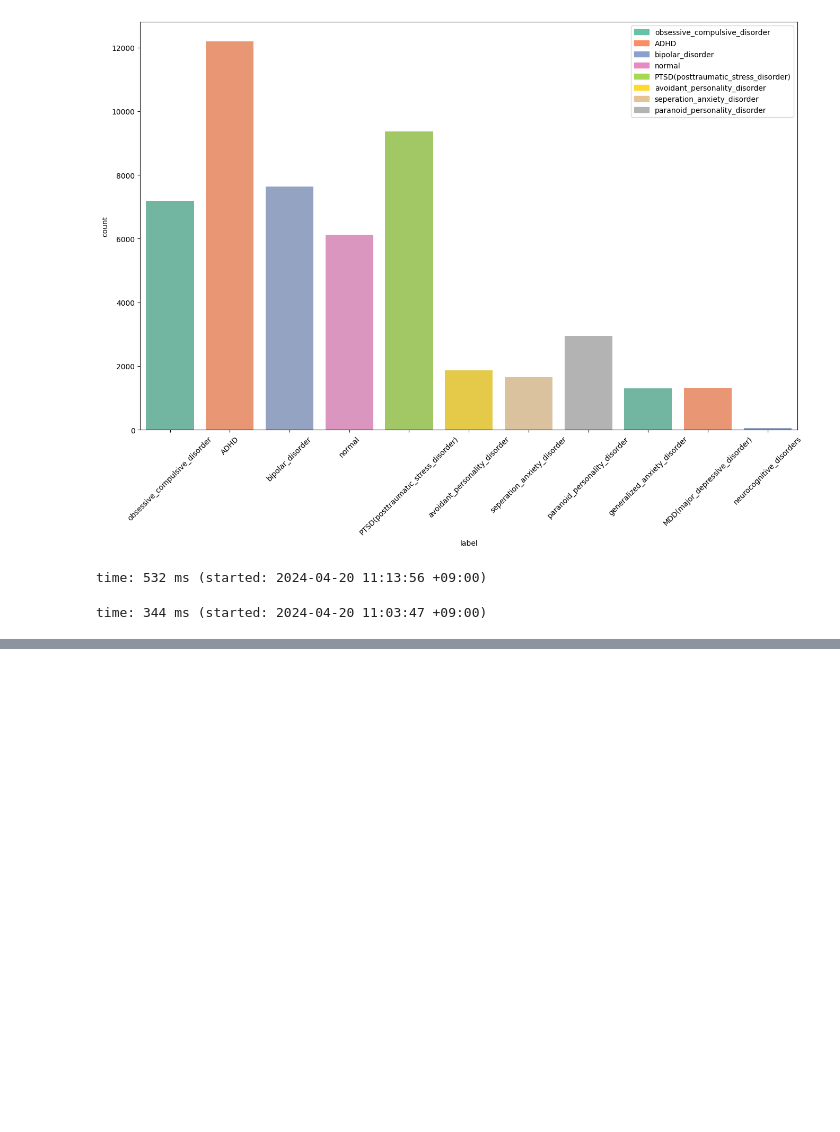
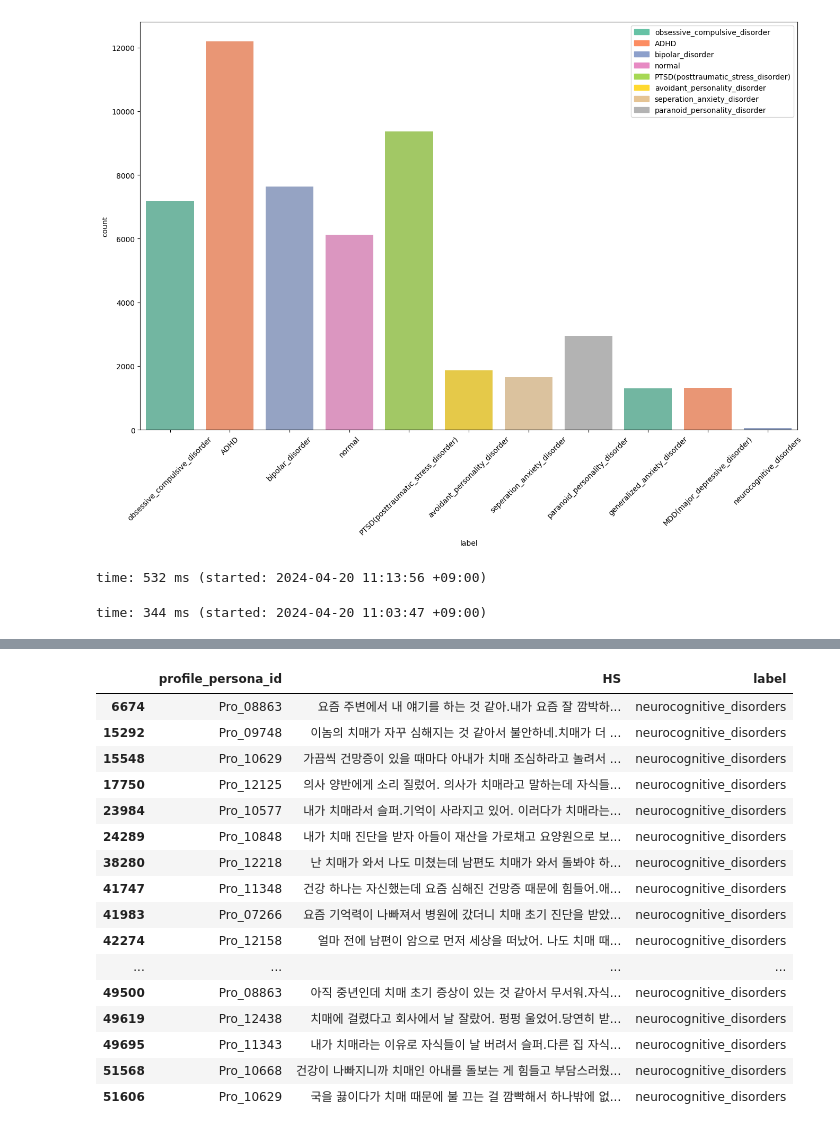
Before and after one commit to K-Saaan/elderly_disorder, a Jupyter notebook: preprocess/labeling_process.ipynb, the cells around one changed output, grey strips where cells are left out. Cells and saved outputs as stored; diff of their text form; code cells hidden in the pictures; blank space fills up the shorter version.

Commit message:
feat. 잘못된 labeling 수정
neurocognitive_disorders의 경우 해당 질환이 아닌데 label된 데이더 존재
해당 데이터의 경우 neurocognitive_disorders를 제외한 질환으로 labeling 진행
train_df_update : 재 label진행한 데이터셋

```diff
--- a/preprocess/labeling_process.ipynb
+++ b/preprocess/labeling_process.ipynb
@@ -650,0 +712,20 @@ time: 344 ms (started: 2024-04-20 11:03:47 +09:00)
+# %%
+# 대화와 진단기준별 단어 빈도수를 점수로 계산해서 가장 높은 진단기준으로 labeling
+def label_disorder(row, disorder_dict) :
+    if row['emotion_id'].startswith('E6') : # 감정 대분류가 '기쁨'인 경우 'normal'로 분류
+        return 'normal'
+
+    tokens = kiwi.tokenize(row['HS'])
+    words = [token.form for token in tokens if token.tag in target_tags]
+    word_cnt = Counter(words)
+
+    disorder_score = {disorder : 0 for disorder in disorder_dict}
+
+    for word, cnt in word_cnt.items() :
+        for disorder, keyword in disorder_dict.items() :
+            if word in keyword :
+                disorder_score[disorder] += cnt
+
+    max_disorder = max(disorder_score, key=disorder_score.get)
+
+    return max_disorder
@@ -650,0 +734,2 @@ time: 344 ms (started: 2024-04-20 11:03:47 +09:00)
+# %%
+selected_rows['label'] = selected_rows.progress_apply(label_disorder, axis=1, args=(filtered_disorder,))
@@ -650,0 +750,2 @@ time: 344 ms (started: 2024-04-20 11:03:47 +09:00)
+# %%
+selected_rows = selected_rows[["profile_persona_id", "HS", "label"]]
@@ -650,0 +756,2 @@ time: 344 ms (started: 2024-04-20 11:03:47 +09:00)
+# %%
+df.loc[selected_rows.index, 'label'] = selected_rows['label']
@@ -650,0 +760,20 @@ time: 344 ms (started: 2024-04-20 11:03:47 +09:00)
+# %%
+df[df['label'] == 'neurocognitive_disorders']
+# %% [output]
+|  | profile_persona_id | HS | label |
+| 6674 | Pro_08863 | 요즘 주변에서 내 얘기를 하는 것 같아.내가 요즘 잘 깜박하... | neurocognitive_disorders |
+| 15292 | Pro_09748 | 이놈의 치매가 자꾸 심해지는 것 같아서 불안하네.치매가 더 ... | neurocognitive_disorders |
+| 15548 | Pro_10629 | 가끔씩 건망증이 있을 때마다 아내가 치매 조심하라고 놀려서 ... | neurocognitive_disorders |
+| 17750 | Pro_12125 | 의사 양반에게 소리 질렀어. 의사가 치매라고 말하는데 자식들... | neurocognitive_disorders |
+| 23984 | Pro_10577 | 내가 치매라서 슬퍼.기억이 사라지고 있어. 이러다가 치매라는... | neurocognitive_disorders |
+| 24289 | Pro_10848 | 내가 치매 진단을 받자 아들이 재산을 가로채고 요양원으로 보... | neurocognitive_disorders |
+| 38280 | Pro_12218 | 난 치매가 와서 나도 미쳤는데 남편도 치매가 와서 돌봐야 하... | neurocognitive_disorders |
+| 41747 | Pro_11348 | 건강 하나는 자신했는데 요즘 심해진 건망증 때문에 힘들어.애... | neurocognitive_disorders |
+| 41983 | Pro_07266 | 요즘 기억력이 나빠져서 병원에 갔더니 치매 초기 진단을 받았... | neurocognitive_disorders |
+| 42274 | Pro_12158 | 얼마 전에 남편이 암으로 먼저 세상을 떠났어. 나도 치매 때... | neurocognitive_disorders |
+| ... | ... | ... | ... |
+| 49500 | Pro_08863 | 아직 중년인데 치매 초기 증상이 있는 것 같아서 무서워.자식... | neurocognitive_disorders |
+| 49619 | Pro_12438 | 치매에 걸렸다고 회사에서 날 잘랐어. 펑펑 울었어.당연히 받... | neurocognitive_disorders |
+| 49695 | Pro_11343 | 내가 치매라는 이유로 자식들이 날 버려서 슬퍼.다른 집 자식... | neurocognitive_disorders |
+| 51568 | Pro_10668 | 건강이 나빠지니까 치매인 아내를 돌보는 게 힘들고 부담스러웠... | neurocognitive_disorders |
+| 51606 | Pro_10629 | 국을 끓이다가 치매 때문에 불 끄는 걸 깜빡해서 하나밖에 없... | neurocognitive_disorders |
```
Also changed, not shown: parts of 38 cells of this notebook, 1 other file.
